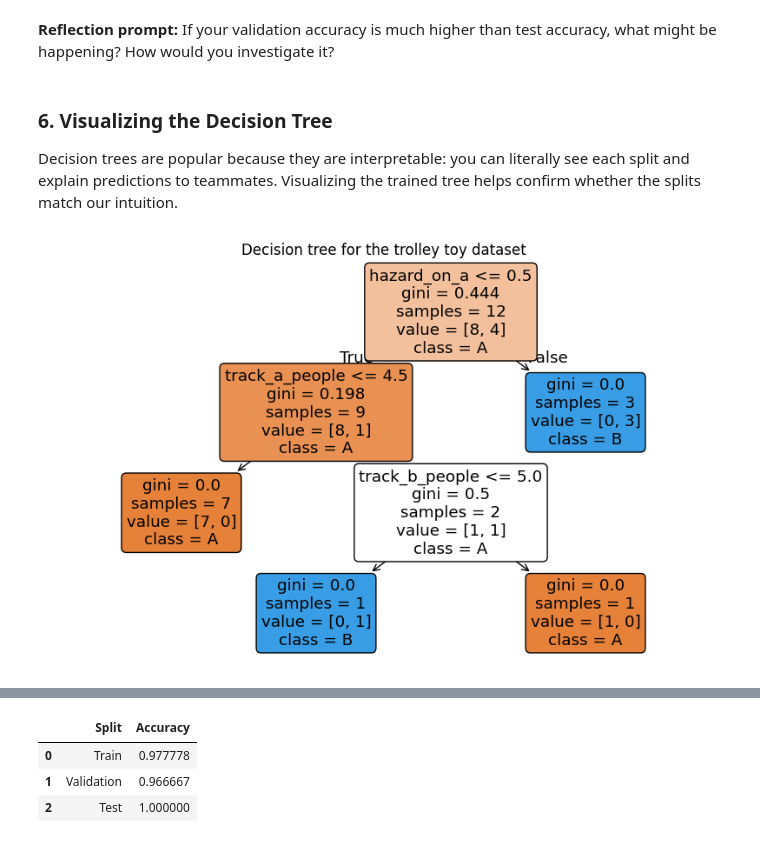
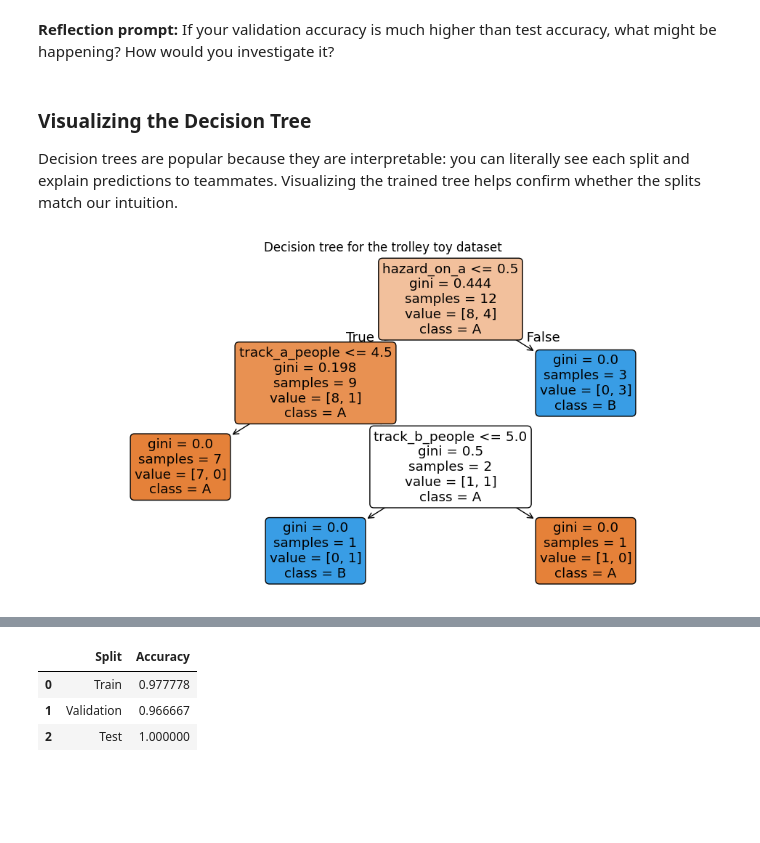
Before and after one commit to uf-bme/BME6938-Spring-2026, a Jupyter notebook: lessons/04-supervised-ml/04-supervised-ML.ipynb, the cells around one changed output, grey strips where cells are left out. Saved outputs shown, nothing was run; the diff lists cells and outputs as text; code cells hidden in the pictures; blank space fills up the shorter version.

```diff
--- a/lessons/04-supervised-ml/04-supervised-ML.ipynb
+++ b/lessons/04-supervised-ml/04-supervised-ML.ipynb
@@ -418,23 +421,23 @@ pd.DataFrame(
 # %% [markdown]
 **Reflection prompt:** If your validation accuracy is much higher than test accuracy, what might be happening? How would you investigate it?
 # %% [markdown]
-### 6. Visualizing the Decision Tree
+### Visualizing the Decision Tree
 
 Decision trees are popular because they are interpretable: you can literally see each split and explain predictions to teammates. Visualizing the trained tree helps confirm whether the splits match our intuition.
 # %%
 import matplotlib.pyplot as plt
 from sklearn import tree
 
-plt.figure(figsize=(10, 6))
+plt.figure(figsize=(12, 6))
 tree.plot_tree(
     trolley_tree,
     feature_names=feature_cols,
     class_names=trolley_tree.classes_,
     filled=True,
     rounded=True
 )
 plt.title("Decision tree for the trolley toy dataset")
 plt.show()
 # %% [output]
-[figure, old version]
+[figure, new version]
 # %% [markdown]
```
Also changed, not shown: parts of 9 cells of this notebook, 2 other files.
